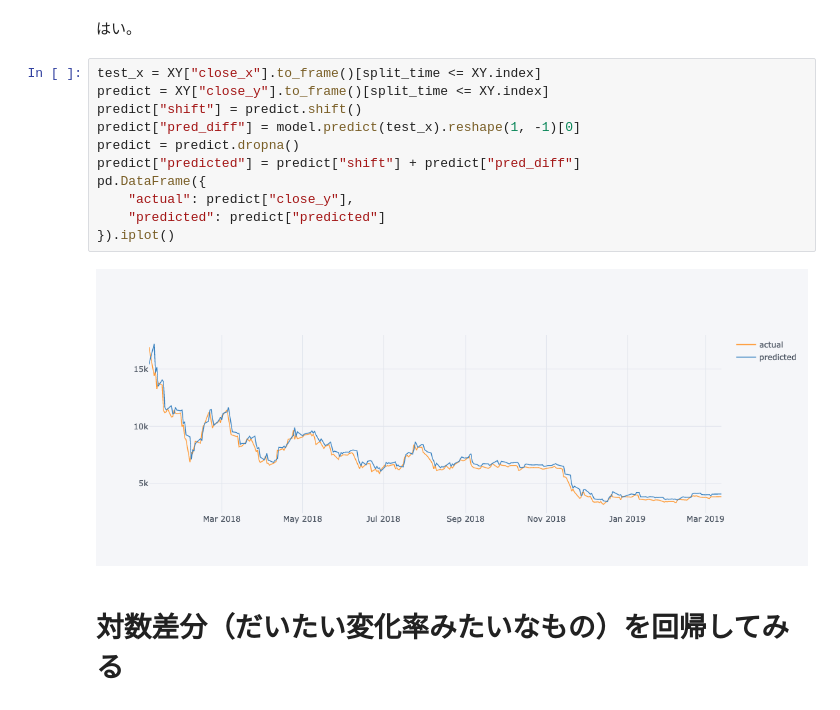
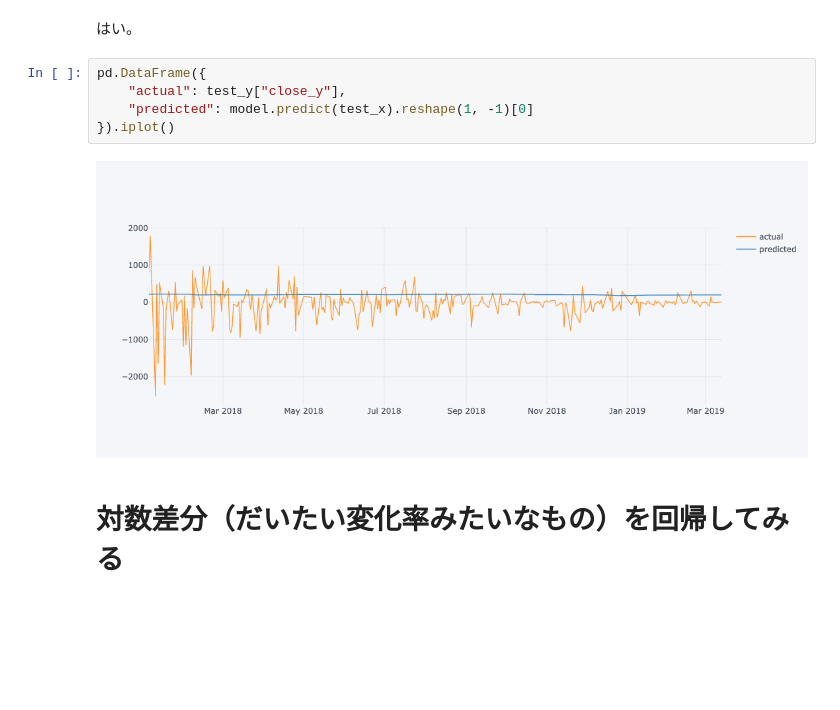
Before and after one commit to MiraiChino/ensemble, a Jupyter notebook: a.ipynb, the cells around one changed output. Cells and saved outputs as stored; diff of their text form; blank space fills up the shorter version.

Commit message:
:poop: predict(linear_reg): :poop:

```diff
--- a/a.ipynb
+++ b/a.ipynb
@@ -234,19 +234,13 @@ plt.grid()
 [figure]
 # %% [markdown]
 はい。
-# %%
-test_x = XY["close_x"].to_frame()[split_time <= XY.index]
-predict = XY["close_y"].to_frame()[split_time <= XY.index]
-predict["shift"] = predict.shift()
-predict["pred_diff"] = model.predict(test_x).reshape(1, -1)[0]
-predict = predict.dropna()
-predict["predicted"] = predict["shift"] + predict["pred_diff"]
-pd.DataFrame({
-    "actual": predict["close_y"],
-    "predicted": predict["predicted"]
-}).iplot()
-# %% [output]
-[figure, removed]
+# %%
+pd.DataFrame({
+    "actual": test_y["close_y"],
+    "predicted": model.predict(test_x).reshape(1, -1)[0]
+}).iplot()
+# %% [output]
+[figure, added]
 # %% [markdown]
 # 対数差分（だいたい変化率みたいなもの）を回帰してみる
 # %%
```
Also changed, not shown: parts of 2 cells of this notebook.
